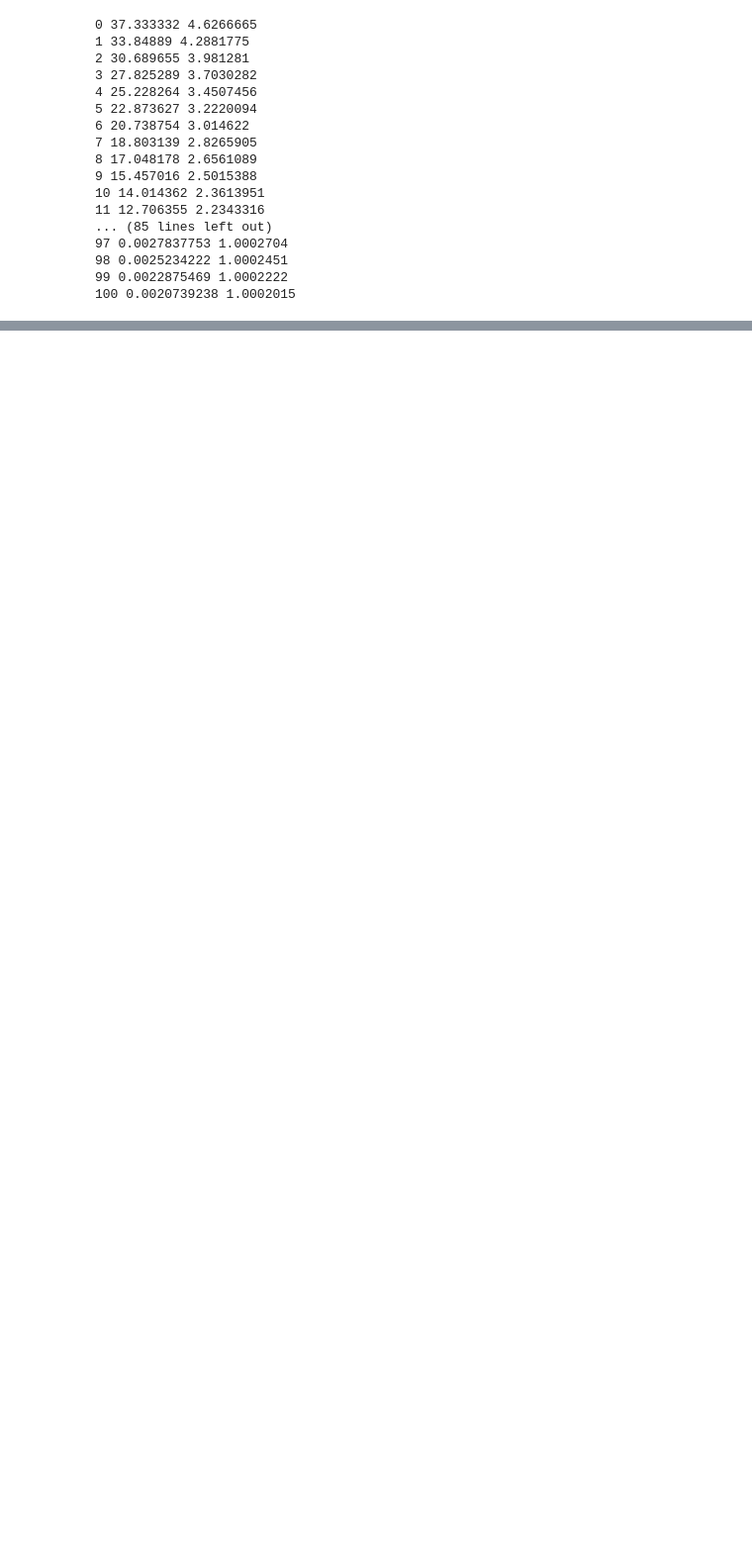
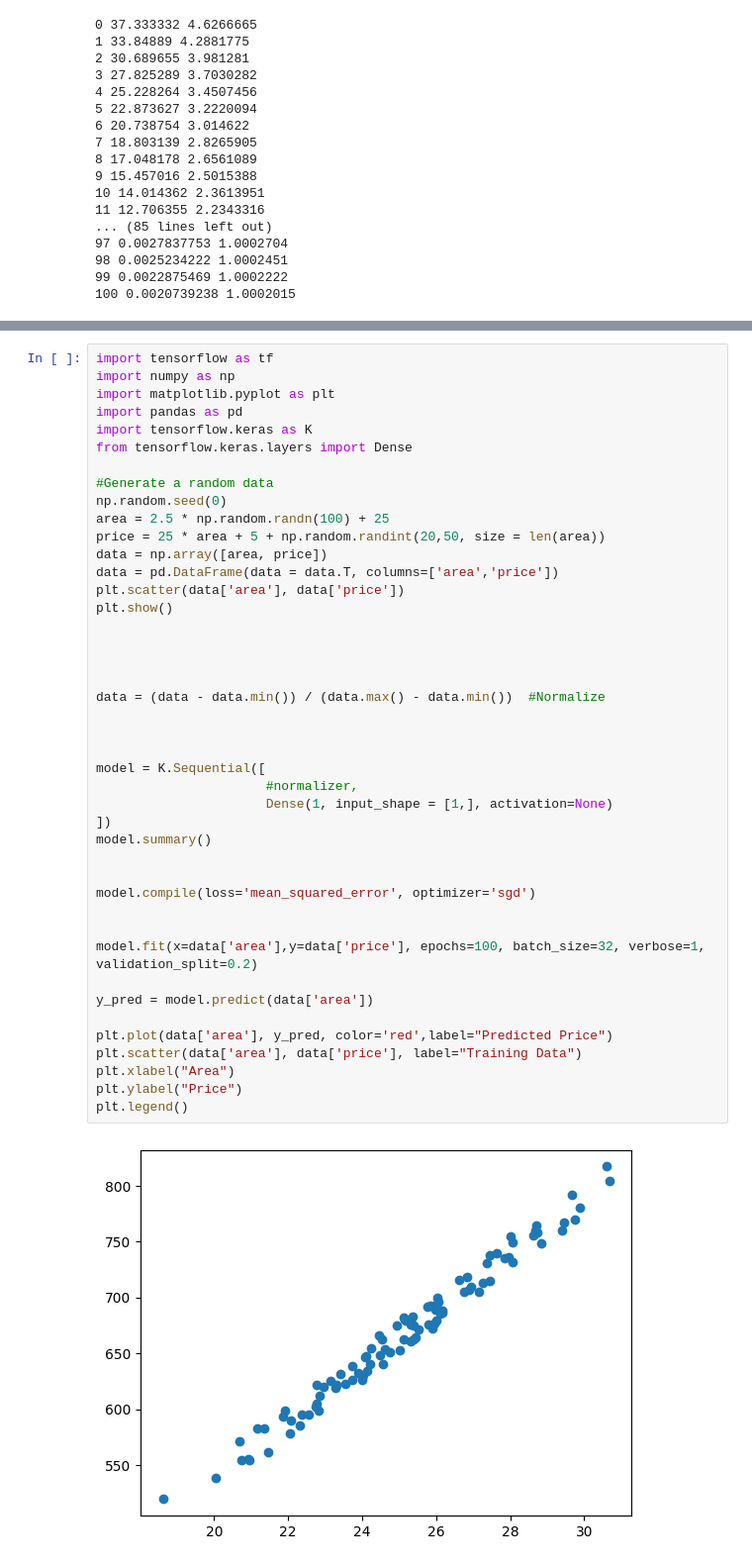
Before and after one commit to Dongubak/jupyter, a Jupyter notebook: deep.ipynb, the cells around one changed output, grey strips where cells are left out. Shown at 99% size. Cells and saved outputs as stored; diff of their text form; blank space fills up the shorter version.

```diff
--- a/deep.ipynb
+++ b/deep.ipynb
@@ -804,0 +998,45 @@ for step in range(101):
+# %%
+import tensorflow as tf
+import numpy as np
+import matplotlib.pyplot as plt
+import pandas as pd
+import tensorflow.keras as K
+from tensorflow.keras.layers import Dense
+
+#Generate a random data
+np.random.seed(0)
+area = 2.5 * np.random.randn(100) + 25
+price = 25 * area + 5 + np.random.randint(20,50, size = len(area))
+data = np.array([area, price])
+data = pd.DataFrame(data = data.T, columns=['area','price'])
+plt.scatter(data['area'], data['price'])
+plt.show()
+
+
+
+
+data = (data - data.min()) / (data.max() - data.min())  #Normalize
+
+
+
+model = K.Sequential([
+                      #normalizer,
+                      Dense(1, input_shape = [1,], activation=None)
+])
+model.summary()
+
+
+model.compile(loss='mean_squared_error', optimizer='sgd')
+
+
+model.fit(x=data['area'],y=data['price'], epochs=100, batch_size=32, verbose=1, validation_split=0.2)
+
+y_pred = model.predict(data['area'])
+
+plt.plot(data['area'], y_pred, color='red',label="Predicted Price")
+plt.scatter(data['area'], data['price'], label="Training Data")
+plt.xlabel("Area")
+plt.ylabel("Price")
+plt.legend()
+# %% [output]
+[figure, added]
```
Also changed, not shown: parts of 7 cells of this notebook, 2 other files.
